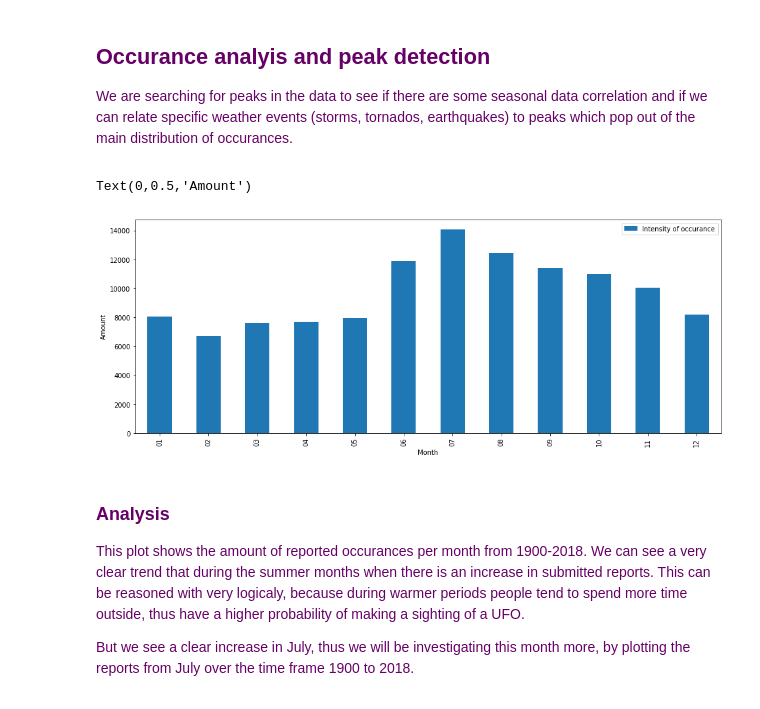
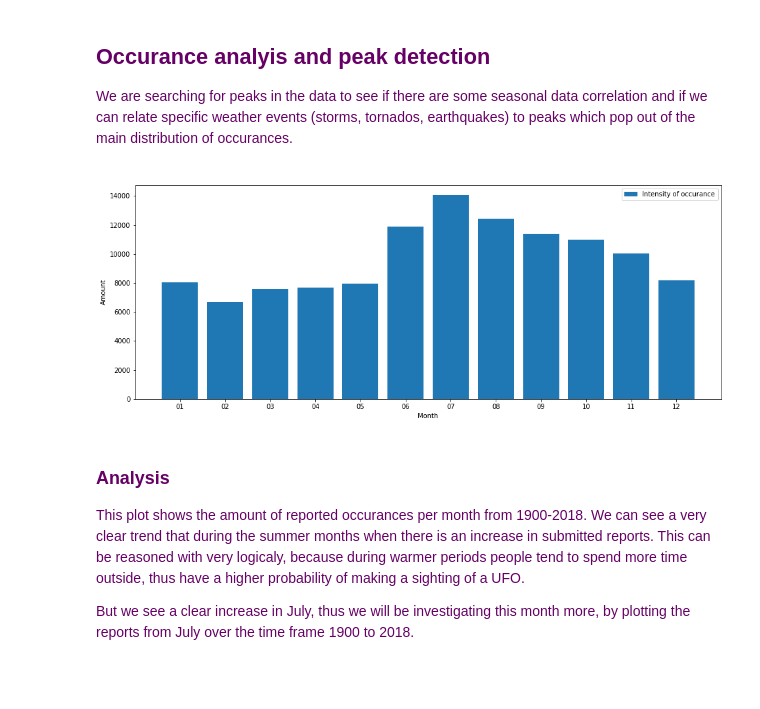
Before and after one commit to kiru/ada_project, a Jupyter notebook: UFO-Jurgis.ipynb, the cells around one changed output. Cells and saved outputs as stored; diff of their text form; code cells hidden in the pictures.

```diff
--- a/UFO-Jurgis.ipynb
+++ b/UFO-Jurgis.ipynb
@@ -82,21 +82,26 @@ df_reports.sample(1).head()
 
 We are searching for peaks in the data to see if there are some seasonal data correlation and if we can relate specific weather events (storms, tornados, earthquakes) to peaks which pop out of the main distribution of occurances.
 # %%
-df_peaks = df_reports[['Occurred']].copy()
-df_peaks = df_peaks[(df_peaks.Occurred.dt.year > 1900)]
-index_list = df_peaks[df_peaks.Occurred.isna()].index
-df_peaks = df_peaks.dropna()
-df_peaks['year_month'] = df_peaks.Occurred.map(lambda x: x.strftime('%m'))
-plotting_times = df_peaks.groupby(by='year_month').count()
+def peaks_over_months(df):
+    """
+    Create a barplot for occurred sightings per month
+    """
+    df_peaks = df[['Occurred']].copy()
+    df_peaks = df_peaks[(df_peaks.Occurred.dt.year > 1900)]
+    index_list = df_peaks[df_peaks.Occurred.isna()].index
+    df_peaks = df_peaks.dropna()
+    df_peaks['year_month'] = df_peaks.Occurred.map(lambda x: x.strftime('%m'))
+    plotting_times = df_peaks.groupby(by='year_month').count()
+
+    fig, ax = subplots(figsize=(16,6))
+    plt.bar(plotting_times.index, plotting_times.Occurred)
+    plt.legend(['Intensity of occurance'])
+    plt.xlabel("Month")
+    plt.ylabel('Amount')
+    plt.show()
+peaks_over_months(df_reports)
+# %% [output]
+[figure, added]
-# %%
-fig, ax = subplots()
-plotting_times.plot.bar(figsize=(16,6), ax=ax)
-ax.legend(['Intensity of occurance'])
-xlabel("Month")
-ylabel('Amount')
-# %% [output]
-Text(0,0.5,'Amount')
-[figure, removed]
 # %% [markdown]
 <font color='#660066'>
 
```
Also changed, not shown: parts of 30 cells of this notebook.
